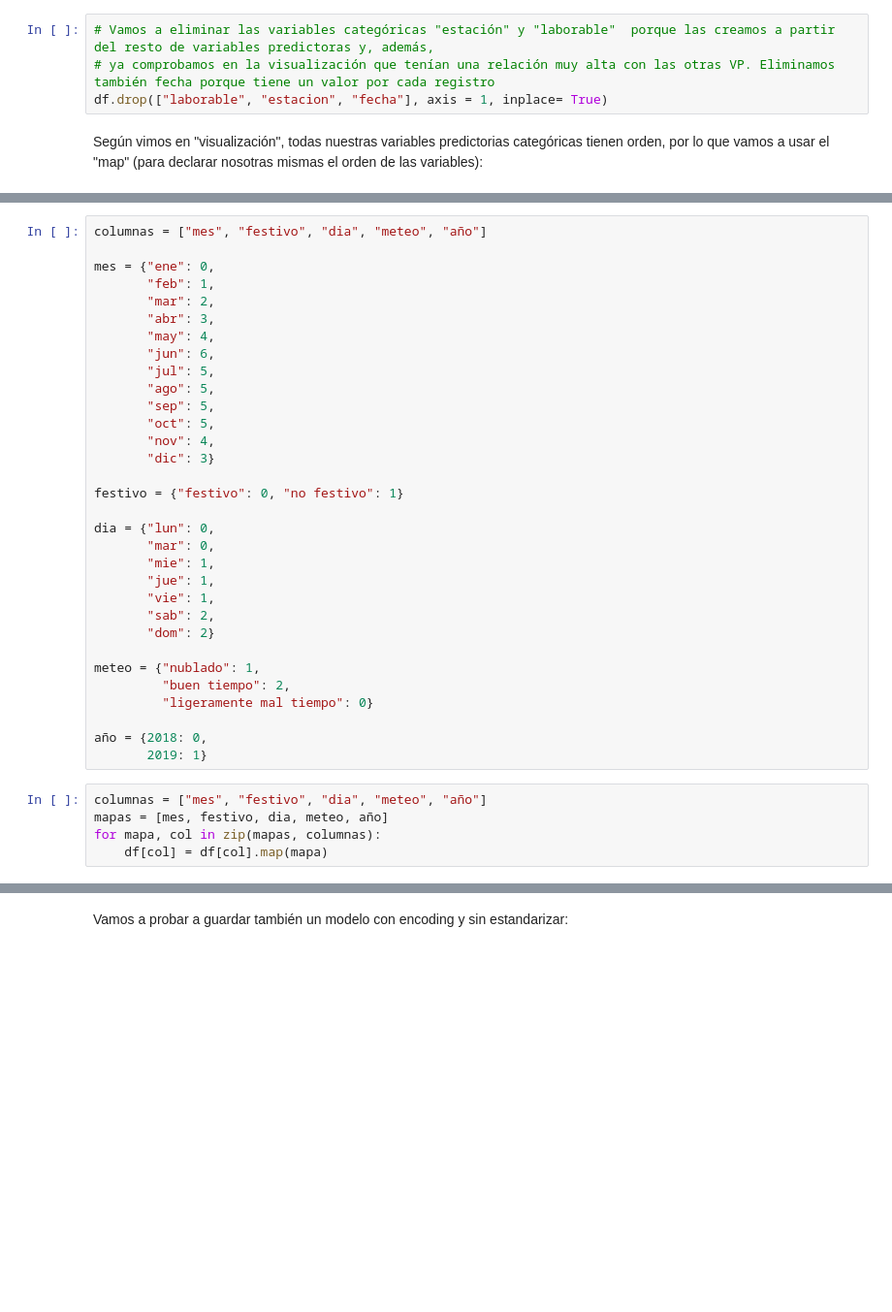
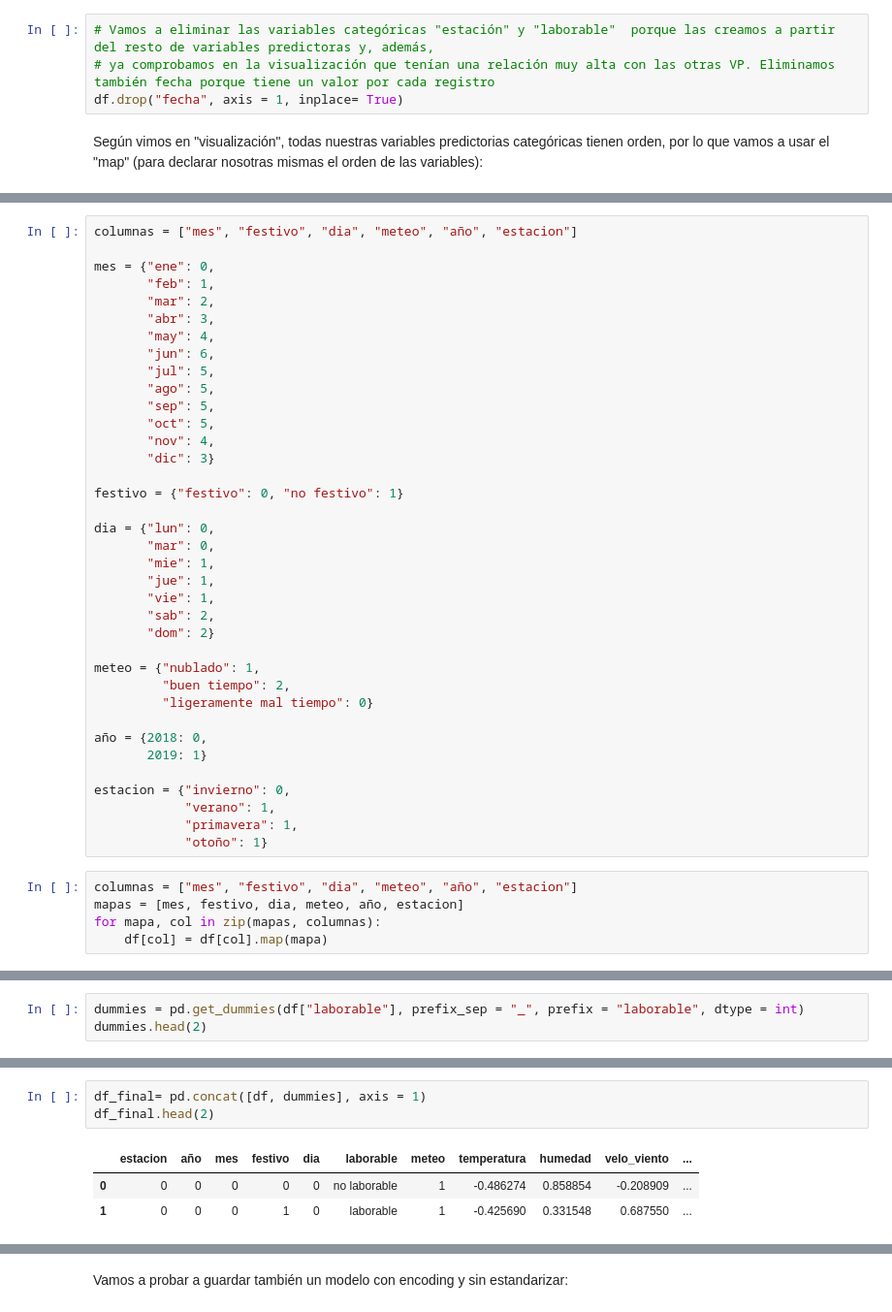
Before and after one commit to GriselleAlanis/project-da-promoE-module3-team1, a Jupyter notebook: Modelo_1_registrados/Encoding_reg.ipynb, the cells around one changed output, grey strips where cells are left out. Shown at 97% size. Drawn from its saved outputs; the diff is of its cells as text; blank space fills up the shorter version.

```diff
--- a/Modelo_1_registrados/Encoding_reg.ipynb
+++ b/Modelo_1_registrados/Encoding_reg.ipynb
@@ -35,7 +35,7 @@ df.head(2)
 # %%
 # Vamos a eliminar las variables categóricas "estación" y "laborable"  porque las creamos a partir del resto de variables predictoras y, además,
 # ya comprobamos en la visualización que tenían una relación muy alta con las otras VP. Eliminamos también fecha porque tiene un valor por cada registro
-df.drop(["laborable", "estacion", "fecha"], axis = 1, inplace= True)
+df.drop("fecha", axis = 1, inplace= True)
 # %% [markdown]
 Según vimos en "visualización", todas nuestras variables predictorias categóricas tienen orden, por lo que vamos a usar el "map" (para declarar nosotras mismas el orden de las variables):
 # %%
@@ -46,5 +46,5 @@ Index(['año', 'mes', 'festivo', 'dia', 'meteo'], dtype='object')
 # %%
-columnas = ["mes", "festivo", "dia", "meteo", "año"]
+columnas = ["mes", "festivo", "dia", "meteo", "año", "estacion"]
 
 mes = {"ene": 0,
        "feb": 1,
@@ -75,8 +75,13 @@ meteo = {"nublado": 1,
 
 año = {2018: 0,
        2019: 1}
+
+estacion = {"invierno": 0,
+            "verano": 1,
+            "primavera": 1,
+            "otoño": 1}
 # %%
-columnas = ["mes", "festivo", "dia", "meteo", "año"]
-mapas = [mes, festivo, dia, meteo, año]
+columnas = ["mes", "festivo", "dia", "meteo", "año", "estacion"]
+mapas = [mes, festivo, dia, meteo, año, estacion]
 for mapa, col in zip(mapas, columnas):
     df[col] = df[col].map(mapa)
@@ -88,0 +88,3 @@ df.sample(2)
+# %%
+dummies = pd.get_dummies(df["laborable"], prefix_sep = "_", prefix = "laborable", dtype = int)
+dummies.head(2)
@@ -88,0 +95,7 @@ df.sample(2)
+# %%
+df_final= pd.concat([df, dummies], axis = 1)
+df_final.head(2)
+# %% [output]
+|  | estacion | año | mes | festivo | dia | laborable | meteo | temperatura | humedad | velo_viento | ... |
+| 0 | 0 | 0 | 0 | 0 | 0 | no laborable | 1 | -0.486274 | 0.858854 | -0.208909 | ... |
+| 1 | 0 | 0 | 0 | 1 | 0 | laborable | 1 | -0.425690 | 0.331548 | 0.687550 | ... |
```
Also changed, not shown: parts of 9 cells of this notebook, 9 other files.
